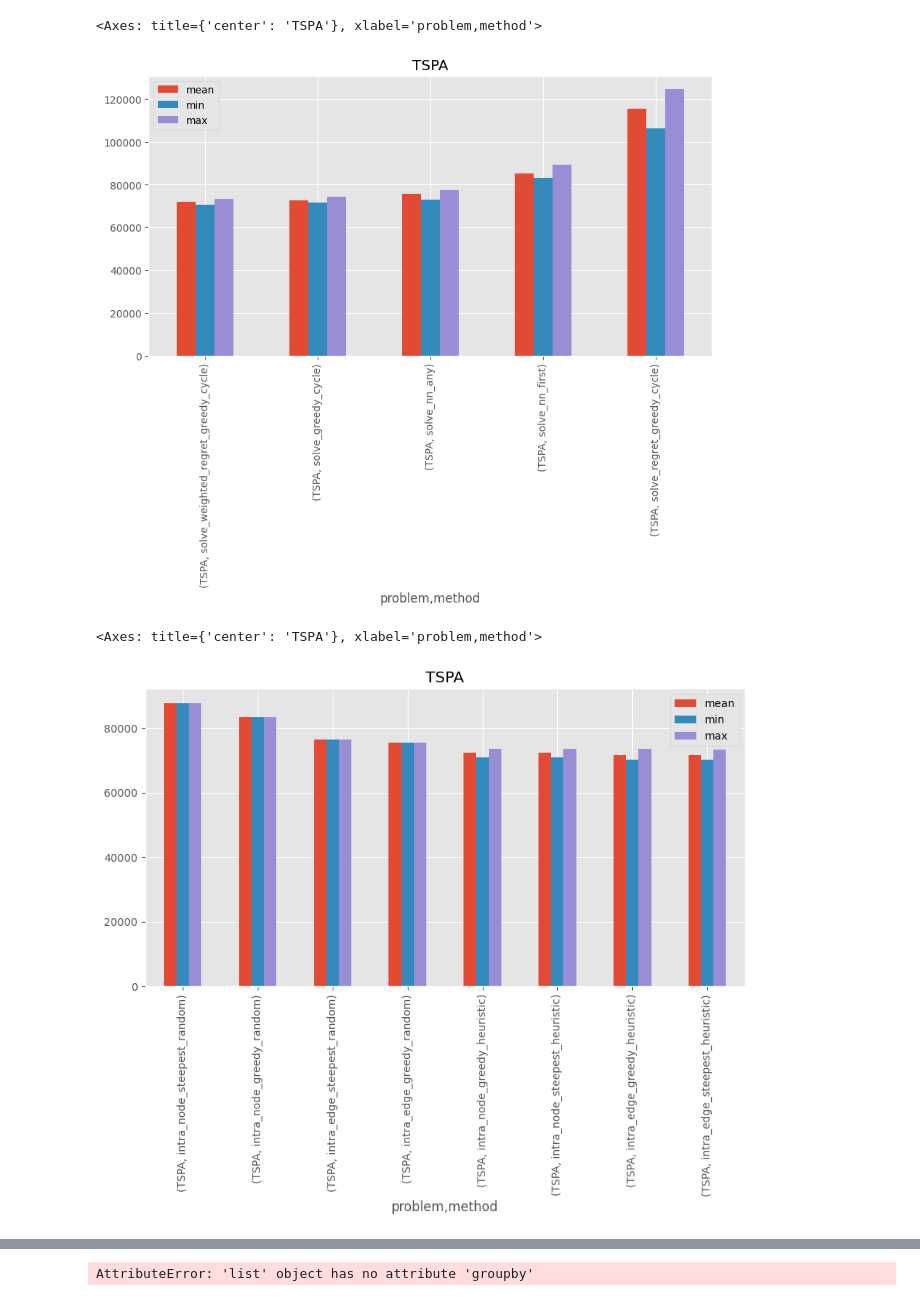
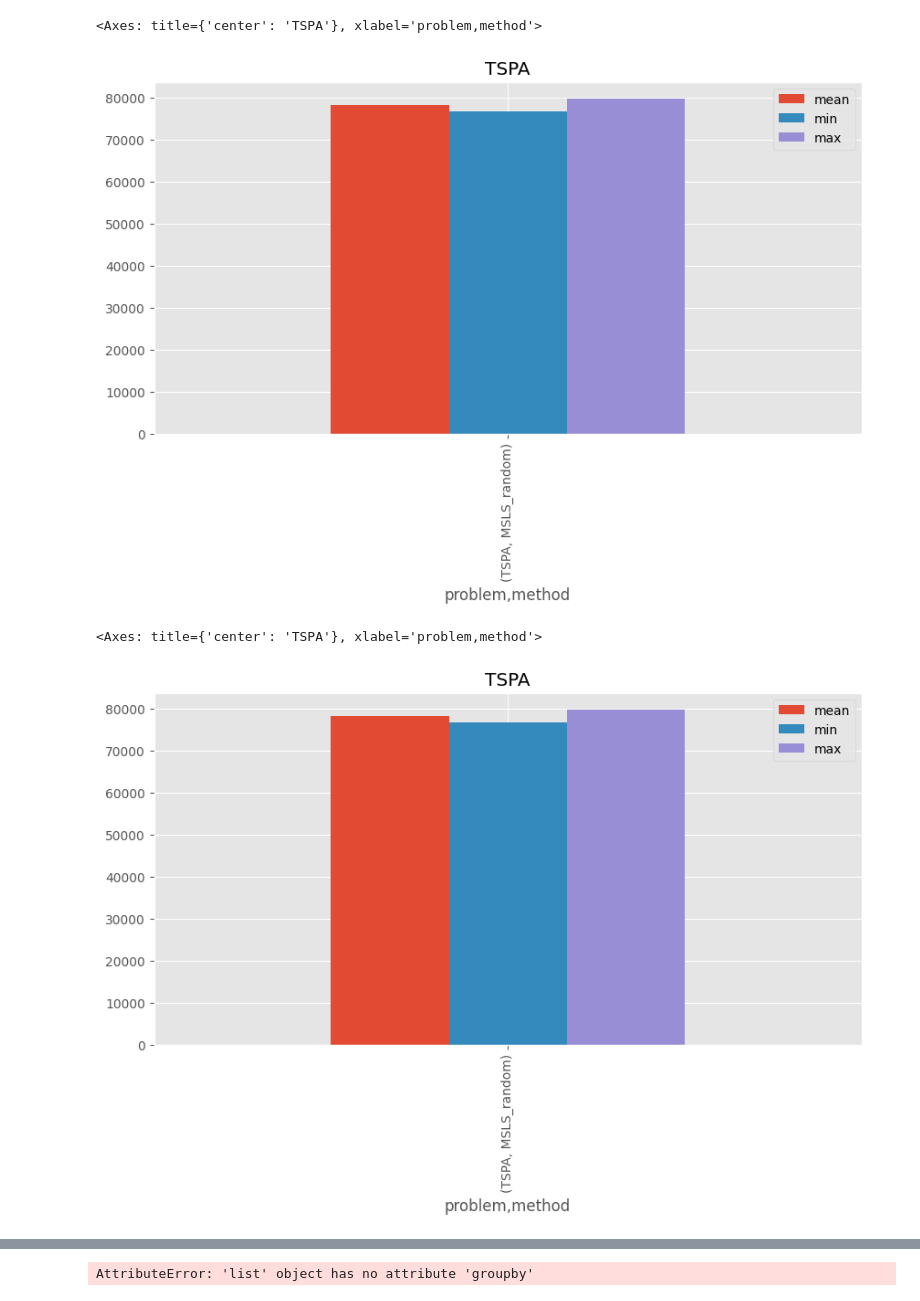
Before and after one commit to BbqGamer/TSP, a Jupyter notebook: notebooks/vis.ipynb, the cells around one changed output, grey strips where cells are left out. Cells and saved outputs as stored; diff of their text form; code cells hidden in the pictures.

```diff
--- a/notebooks/vis.ipynb
+++ b/notebooks/vis.ipynb
@@ -4,17 +4,17 @@ import matplotlib.pyplot as plt
 
 plt.style.use('ggplot')
 # %%
-df_rest = pd.read_csv('../results/assignment3-rest.csv')
+df = pd.read_csv('../results/assignment6_final.csv')
 # %%
 df_rest[df_rest["problem"]=="TSPA"][["problem","method", "score", "time", "iter"]].groupby(["problem","method"]).agg(["mean", "min", "max"]).sort_values(by=("score", "mean"), ascending=True).plot(kind="bar", y="score", title="TSPA", figsize=(10, 5), )
 # %% [output]
 <Axes: title={'center': 'TSPA'}, xlabel='problem,method'>
-[figure, old version]
+[figure, new version]
 # %%
 df3 = pd.read_csv('../results/assignment3.csv')
 # %%
-df3[df3["problem"]=="TSPA"][["problem","method", "score", "time", "iter"]].groupby(["problem","method"]).agg(["mean", "min", "max"]).sort_values(by=("score", "mean"), ascending=False).plot(kind="bar", y="score", title="TSPA", figsize=(10, 5))
+df[df["problem"]=="TSPA"][["problem","method", "score", "time", "iter"]].groupby(["problem","method"]).agg(["mean", "min", "max"]).sort_values(by=("score", "mean"), ascending=False).plot(kind="bar", y="score", title="TSPA", figsize=(10, 5))
 # %% [output]
 <Axes: title={'center': 'TSPA'}, xlabel='problem,method'>
-[figure, old version]
+[figure, new version]
 # %%
```
Also changed, not shown: parts of 2 cells of this notebook, 6 other files.
